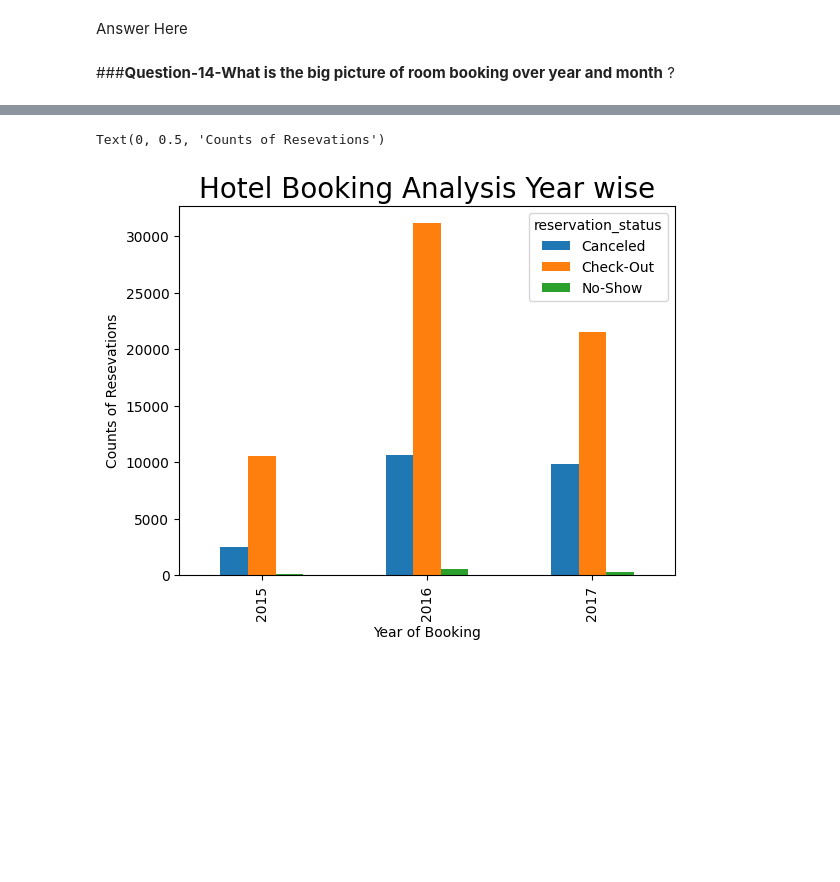
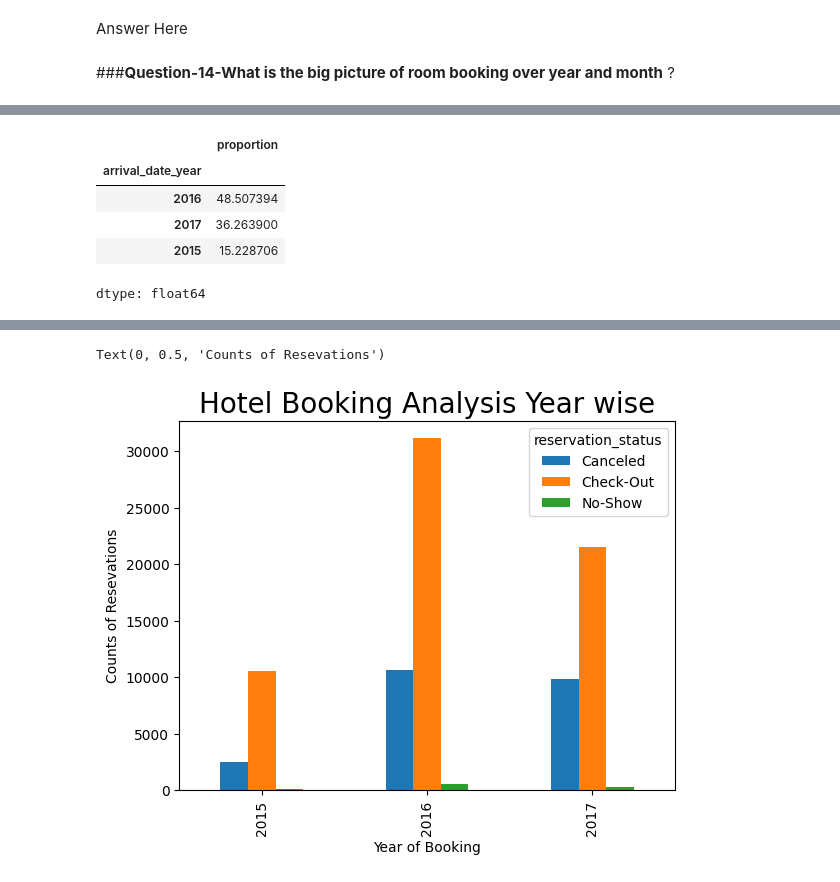
Before and after one commit to ashokmamtani/EDA-HotelBookingAnalysis, a Jupyter notebook: EDA_HotelBookingAnalysis.ipynb, the cells around one changed output, grey strips where cells are left out. Cells and saved outputs as stored; diff of their text form; code cells hidden in the pictures; blank space fills up the shorter version.

```diff
--- a/EDA_HotelBookingAnalysis.ipynb
+++ b/EDA_HotelBookingAnalysis.ipynb
@@ -827,0 +839,10 @@ Answer Here
+# %%
+# Percentage distribution of total booking across different years
+hotel_booking_df['arrival_date_year'].value_counts(normalize=True) * 100
+# %% [output]
+|  | proportion |
+| arrival_date_year |  |
+| 2016 | 48.507394 |
+| 2017 | 36.263900 |
+| 2015 | 15.228706 |
+dtype: float64
```
Also changed, not shown: parts of 4 cells of this notebook.
